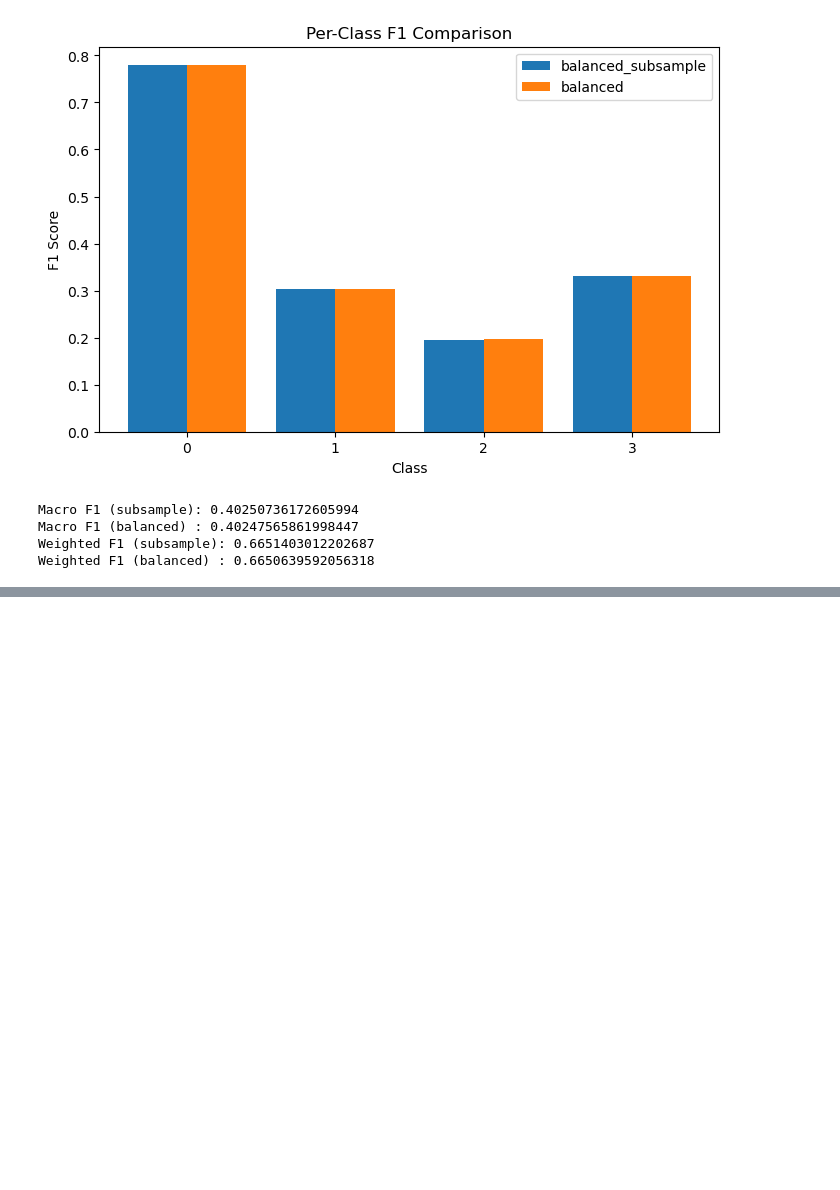
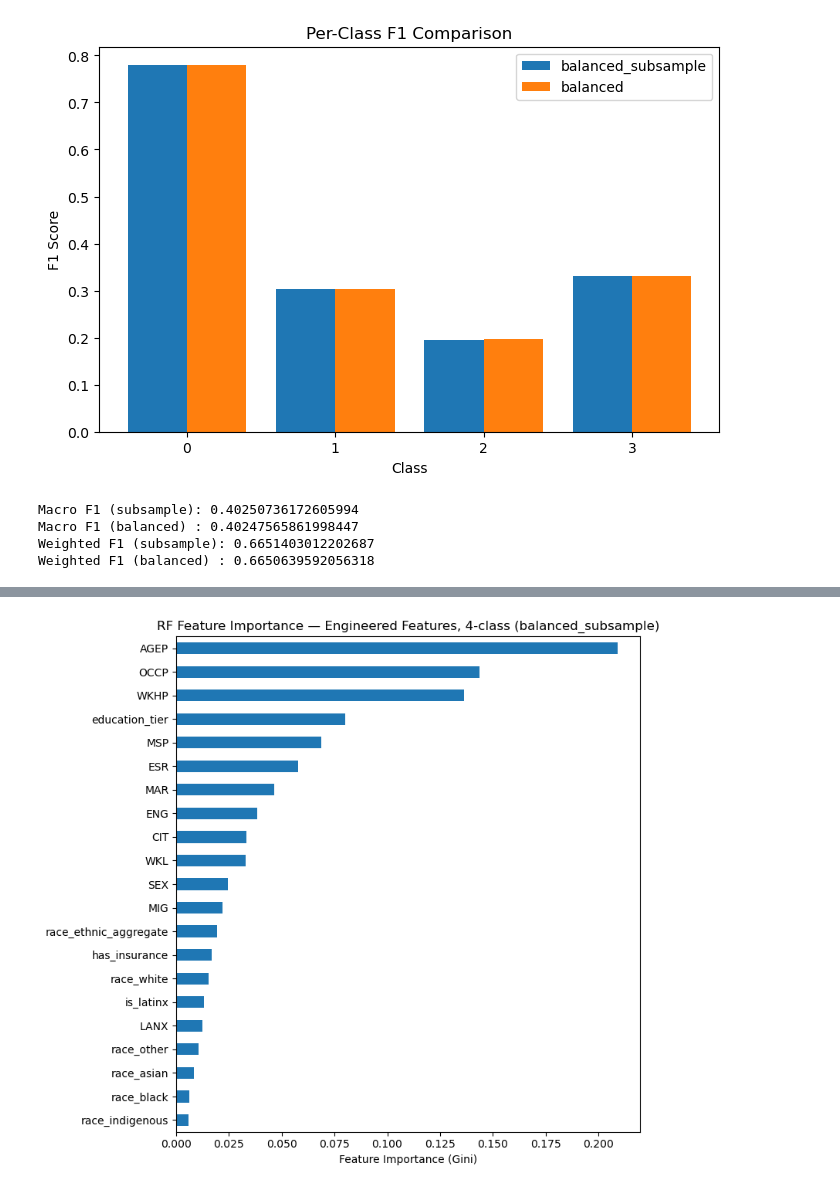
Before and after one commit to ingridalt/DSC-288R-CAPSTONE, a Jupyter notebook: 4_Models/4b_RandomForest_Model.ipynb, the cells around one changed output, grey strips where cells are left out. Drawn from its saved outputs; the diff is of its cells as text; code cells hidden in the pictures; blank space fills up the shorter version.

```diff
--- a/4_Models/4b_RandomForest_Model.ipynb
+++ b/4_Models/4b_RandomForest_Model.ipynb
@@ -219,0 +267,19 @@ Weighted F1 (balanced) : 0.6650639592056318
+# %%
+
+
+rf_4c_bss = RandomForestClassifier(
+    n_estimators=200,
+    min_samples_split=10,
+    min_samples_leaf=5,
+    class_weight="balanced_subsample",
+    random_state=42,
+    n_jobs=-1
+)
+
+rf_4c_bss.fit(X_train_4c, y_train_4c)
+y_pred_4c_bss = rf_4c_bss.predict(X_test_4c)
+
+print("=== RF (Engineered Features, 4-class, balanced_subsample) ===")
+print(classification_report(y_test_4c, y_pred_4c_bss))
+print("Confusion matrix:")
+print(confusion_matrix(y_test_4c, y_pred_4c_bss))
@@ -219,0 +418,17 @@ Weighted F1 (balanced) : 0.6650639592056318
+# %%
+import pandas as pd
+import matplotlib.pyplot as plt
+
+importance_4c = pd.Series(
+    rf_4c_bss.feature_importances_,
+    index=optimal_features
+).sort_values(ascending=True)
+
+fig, ax = plt.subplots(figsize=(8, max(4, len(optimal_features) * 0.35)))
+importance_4c.plot(kind="barh", ax=ax)
+ax.set_xlabel("Feature Importance (Gini)")
+ax.set_title("RF Feature Importance — Engineered Features, 4-class (balanced_subsample)")
+plt.tight_layout()
+plt.show()
+# %% [output]
+[figure, added]
```
Also changed, not shown: parts of 21 cells of this notebook, 7 other files.
